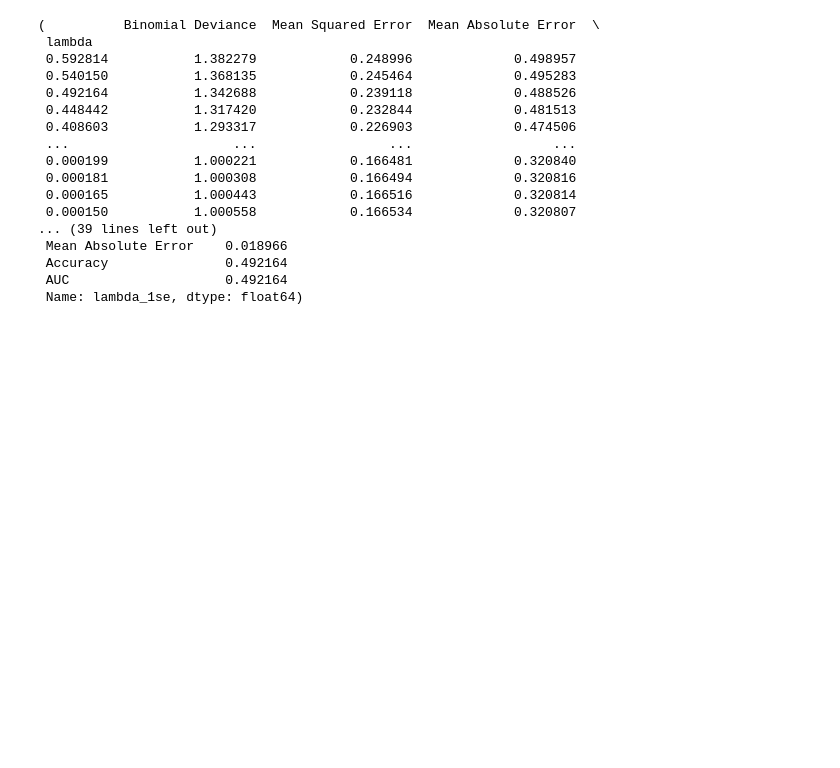
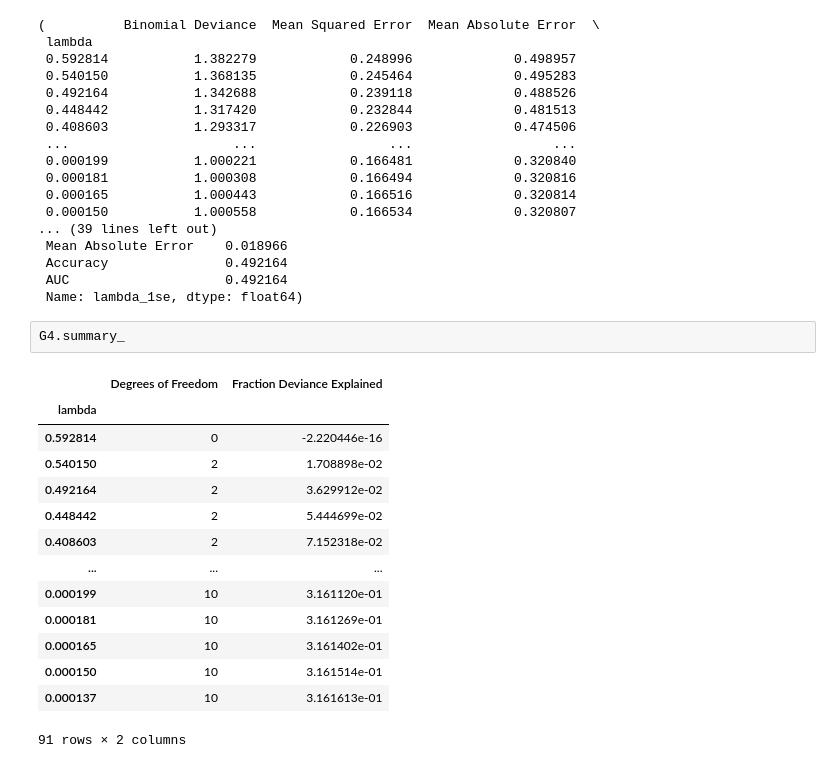
Before and after one commit to jonathan-taylor/glmnetpy, a Jupyter notebook: docs/examples/cross_validation.ipynb, the cells around one changed output. Cells and saved outputs as stored; diff of their text form; blank space fills up the shorter version.

Commit message:
color closer to R, including a summary_ attribute

```diff
--- a/docs/examples/cross_validation.ipynb
+++ b/docs/examples/cross_validation.ipynb
@@ -209,3 +209,20 @@ G4.cross_validation_path(X.drop(columns=['intercept']), yb, cv=10, alignment='la
  Accuracy               0.492164
  AUC                    0.492164
  Name: lambda_1se, dtype: float64)
+# %%
+G4.summary_
+# %% [output]
+|  | Degrees of Freedom | Fraction Deviance Explained |
+| lambda |  |  |
+| 0.592814 | 0 | -2.220446e-16 |
+| 0.540150 | 2 | 1.708898e-02 |
+| 0.492164 | 2 | 3.629912e-02 |
+| 0.448442 | 2 | 5.444699e-02 |
+| 0.408603 | 2 | 7.152318e-02 |
+| ... | ... | ... |
+| 0.000199 | 10 | 3.161120e-01 |
+| 0.000181 | 10 | 3.161269e-01 |
+| 0.000165 | 10 | 3.161402e-01 |
+| 0.000150 | 10 | 3.161514e-01 |
+| 0.000137 | 10 | 3.161613e-01 |
+91 rows × 2 columns
```
Also changed, not shown: parts of 12 cells of this notebook, 1 other file.
